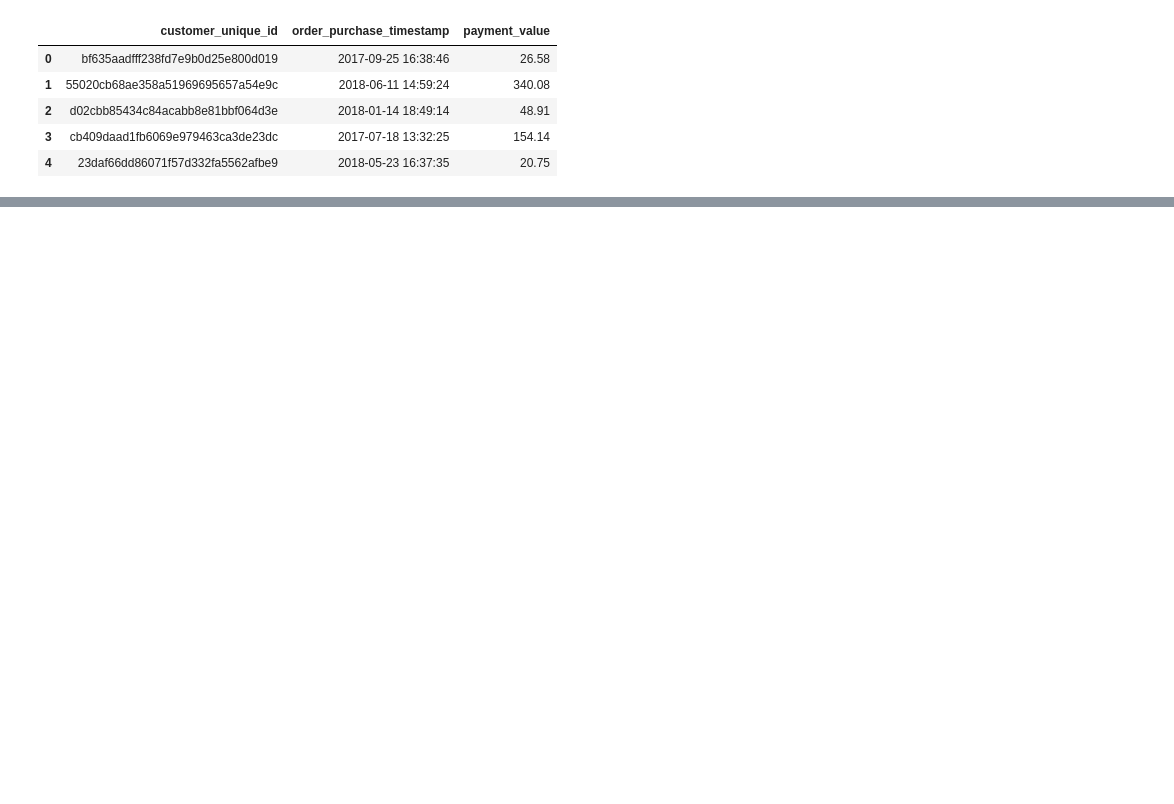
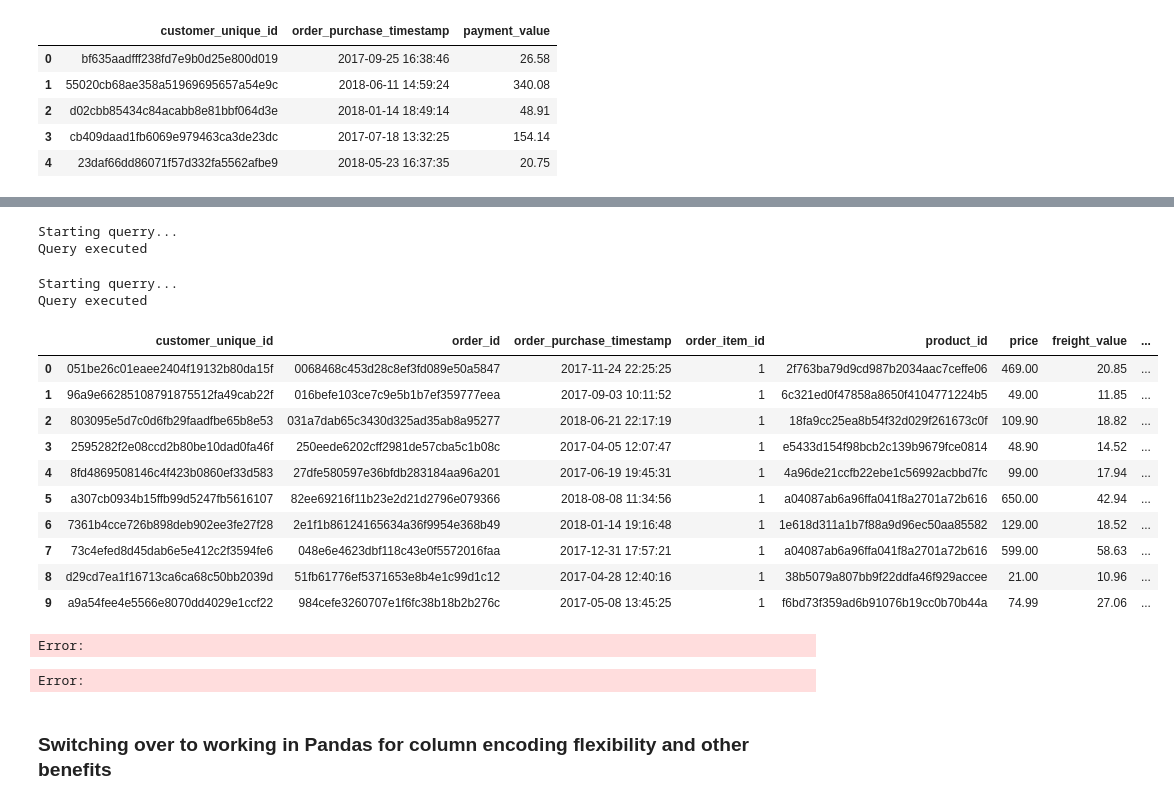
Before and after one commit to dapopov-st/olist-marketing, a Jupyter notebook: 01_intro.ipynb, the cells around one changed output, grey strips where cells are left out. Drawn from its saved outputs; the diff is of its cells as text; code cells hidden in the pictures; blank space fills up the shorter version.

```diff
--- a/01_intro.ipynb
+++ b/01_intro.ipynb
@@ -266,0 +622,54 @@ True
+# %%
+query=("""
+
+CREATE TEMPORARY TABLE payment_orders
+        SELECT
+            order_id,
+            SUM(payment_installments) as payment_installments,
+            SUM(payment_value) as payment_value
+        FROM order_payments
+        GROUP BY 1;
+  """)
+
+exec_query(query)
+# %% [output]
+Starting querry...
+Query executed
+# %%
+query=("""
+
+CREATE TABLE cust_prod_ordr_payt
+        SELECT customer_products_orders.*,
+        payment_orders.payment_installments,
+        payment_orders.payment_value
+        FROM customer_products_orders
+        LEFT JOIN payment_orders
+        ON customer_products_orders.order_id=payment_orders.order_id
+        ;
+  """)
+
+exec_query(query)
+# %% [output]
+Starting querry...
+Query executed
+# %%
+pd.read_sql(
+  """
+        SELECT
+            *
+        FROM cust_prod_ordr_payt
+        LIMIT 10;
+
+  """, db_conn)
+# %% [output]
+|  | customer_unique_id | order_id | order_purchase_timestamp | order_item_id | product_id | price | freight_value | ... |
+| 0 | 051be26c01eaee2404f19132b80da15f | 0068468c453d28c8ef3fd089e50a5847 | 2017-11-24 22:25:25 | 1 | 2f763ba79d9cd987b2034aac7ceffe06 | 469.00 | 20.85 | ... |
+| 1 | 96a9e66285108791875512fa49cab22f | 016befe103ce7c9e5b1b7ef359777eea | 2017-09-03 10:11:52 | 1 | 6c321ed0f47858a8650f4104771224b5 | 49.00 | 11.85 | ... |
+| 2 | 803095e5d7c0d6fb29faadfbe65b8e53 | 031a7dab65c3430d325ad35ab8a95277 | 2018-06-21 22:17:19 | 1 | 18fa9cc25ea8b54f32d029f261673c0f | 109.90 | 18.82 | ... |
+| 3 | 2595282f2e08ccd2b80be10dad0fa46f | 250eede6202cff2981de57cba5c1b08c | 2017-04-05 12:07:47 | 1 | e5433d154f98bcb2c139b9679fce0814 | 48.90 | 14.52 | ... |
+| 4 | 8fd4869508146c4f423b0860ef33d583 | 27dfe580597e36bfdb283184aa96a201 | 2017-06-19 19:45:31 | 1 | 4a96de21ccfb22ebe1c56992acbbd7fc | 99.00 | 17.94 | ... |
+| 5 | a307cb0934b15ffb99d5247fb5616107 | 82ee69216f11b23e2d21d2796e079366 | 2018-08-08 11:34:56 | 1 | a04087ab6a96ffa041f8a2701a72b616 | 650.00 | 42.94 | ... |
+| 6 | 7361b4cce726b898deb902ee3fe27f28 | 2e1f1b86124165634a36f9954e368b49 | 2018-01-14 19:16:48 | 1 | 1e618d311a1b7f88a9d96ec50aa85582 | 129.00 | 18.52 | ... |
+| 7 | 73c4efed8d45dab6e5e412c2f3594fe6 | 048e6e4623dbf118c43e0f5572016faa | 2017-12-31 17:57:21 | 1 | a04087ab6a96ffa041f8a2701a72b616 | 599.00 | 58.63 | ... |
+| 8 | d29cd7ea1f16713ca6ca68c50bb2039d | 51fb61776ef5371653e8b4e1c99d1c12 | 2017-04-28 12:40:16 | 1 | 38b5079a807bb9f22ddfa46f929accee | 21.00 | 10.96 | ... |
+| 9 | a9a54fee4e5566e8070dd4029e1ccf22 | 984cefe3260707e1f6fc38b18b2b276c | 2017-05-08 13:45:25 | 1 | f6bd73f359ad6b91076b19cc0b70b44a | 74.99 | 27.06 | ... |
@@ -266,0 +689,21 @@ True
+# %%
+db_conn = mysql.connector.connect(**config)
+
+cust_prod_ordr_payt_geo=pd.read_sql(
+  """
+        SELECT
+        cust_prod_ordr_payt.*,
+        customers_geo.customer_city,
+        customers_geo.customer_state,
+        customers_geo.geolocation_lat,
+        customers_geo.geolocation_lng
+        FROM cust_prod_ordr_payt
+        LEFT JOIN customers_geo
+        ON customers_geo.customer_unique_id=cust_prod_ordr_payt.customer_unique_id;
+
+  """, db_conn)
+# %% [output]
+Error:
+Error:
+# %% [markdown]
+### Switching over to working in Pandas for column encoding flexibility and other benefits
```
Also changed, not shown: parts of 82 cells of this notebook, 6 other files.
